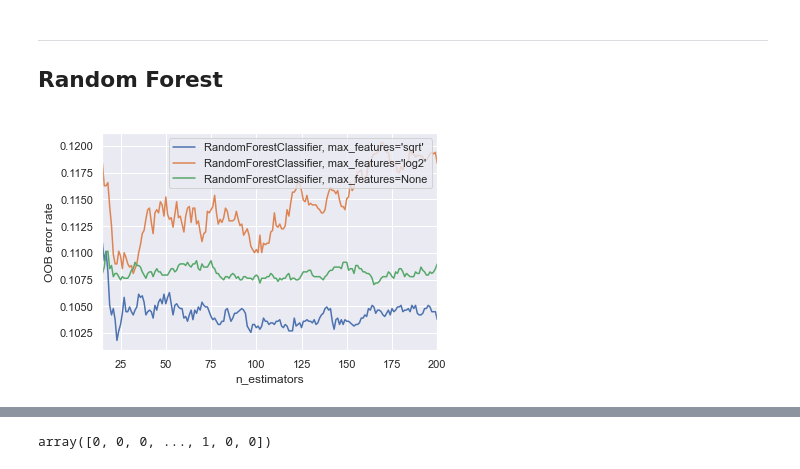
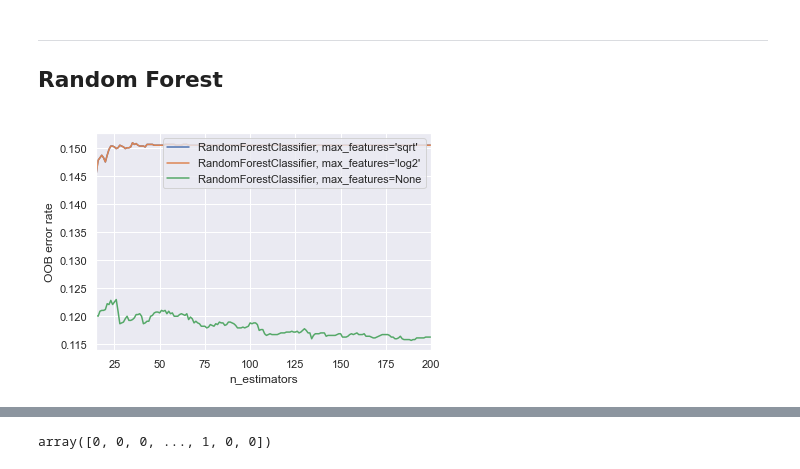
Before and after one commit to filipacarreira/MachineLearningProject, a Jupyter notebook: techscape-ecommerce/main_withchanges.ipynb, the cells around one changed output, grey strips where cells are left out. Cells and saved outputs as stored; diff of their text form; code cells hidden in the pictures.

```diff
--- a/techscape-ecommerce/main_withchanges.ipynb
+++ b/techscape-ecommerce/main_withchanges.ipynb
@@ -1181,7 +1188,7 @@ rfecv = RFECV(
     scoring="accuracy",
     min_features_to_select= min_features_to_select
 )
-rfecv.fit(X_train_eng[metric_feat+binary_list], y_train_df)
+rfecv.fit(X_train_eng[metric_feat], y_train_df)
 
 print(f"Optimal number of features : {rfecv.n_features_}")
 print(f"Max accuracy: {np.amax(rfecv.grid_scores_)}" )
@@ -1759,11 +1801,10 @@ kaggle_DT_over.to_csv(file_name)
 sets_RF=list(set(X_train_eng.columns.to_list()) & set(X_val_eng.columns.to_list()) & set(metric_feat+binary_list))
 sets_RF1=set(metric_feat) | set(set1) |set(set2)|set(set3)
 # %%
-# from https://scikit-learn.org/stable/auto_examples/ensemble/plot_ensemble_oob.html
+# adapted from https://scikit-learn.org/stable/auto_examples/ensemble/plot_ensemble_oob.html
 import matplotlib.pyplot as plt
 
 from collections import OrderedDict
-from sklearn.datasets import make_classification
 from sklearn.ensemble import RandomForestClassifier
 
 RANDOM_STATE = 42
@@ -1776,7 +1817,8 @@ ensemble_clfs = [
             warm_start=True,
             oob_score=True,
             max_features="sqrt",
-            random_state=RANDOM_STATE
+            random_state=RANDOM_STATE,
+            min_samples_leaf=500
         ),
     ),
     (
@@ -1785,7 +1827,8 @@ ensemble_clfs = [
             warm_start=True,
             max_features="log2",
             oob_score=True,
-            random_state=RANDOM_STATE
+            random_state=RANDOM_STATE,
+            min_samples_leaf=500
         ),
     ),
     (
@@ -1794,39 +1837,38 @@ ensemble_clfs = [
             warm_start=True,
             max_features=None,
             oob_score=True,
-            random_state=RANDOM_STATE
+            random_state=RANDOM_STATE,
+            min_samples_leaf=500
+
         ),
     ),
 ]
 
-
 error_rate = OrderedDict((label, []) for label, _ in ensemble_clfs)
-
 
 min_estimators = 15
 max_estimators = 200
 
 for label, clf in ensemble_clfs:
     for i in range(min_estimators, max_estimators + 1):
         clf.set_params(n_estimators=i)
-        clf.fit(X_train_eng[sets_RF], y_train_df)
-
+        clf.fit(X_train_eng[set1], y_train_df)
 
         oob_error = 1 - clf.oob_score_
         error_rate[label].append((i, oob_error))
 
 
 for label, clf_err in error_rate.items():
     xs, ys = zip(*clf_err)
     plt.plot(xs, ys, label=label)
 
 plt.xlim(min_estimators, max_estimators)
 plt.xlabel("n_estimators")
 plt.ylabel("OOB error rate")
 plt.legend(loc="upper right")
 plt.show()
 # %% [output]
-[figure, old version]
+[figure, new version]
 # %%
 error_rate
 # %% [output]
```
Also changed, not shown: parts of 34 cells of this notebook.
